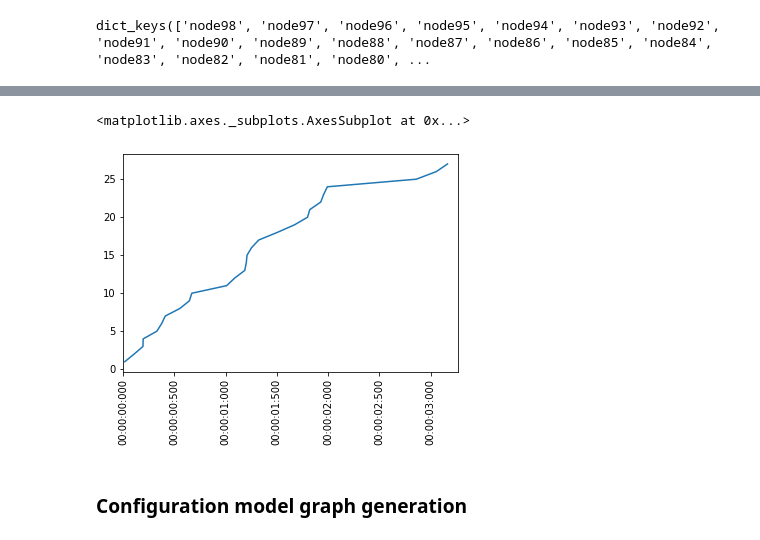
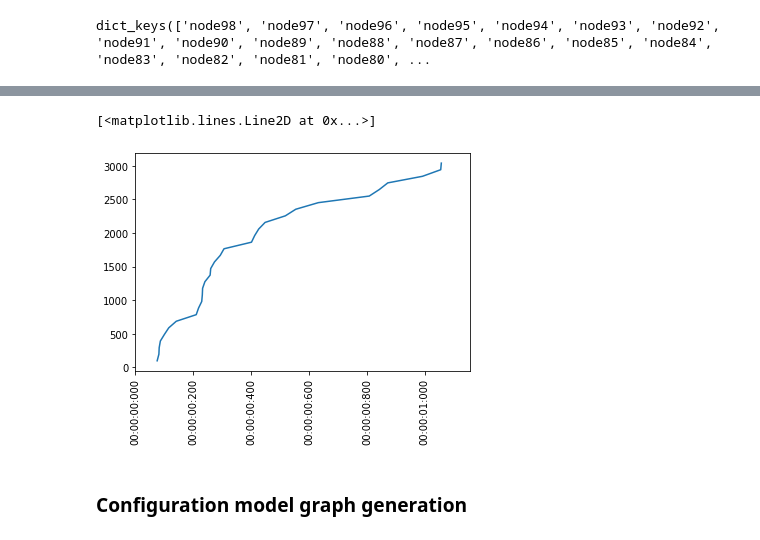
Before and after one commit to colonelpringles/pringles_examples, a Jupyter notebook: random_graphs/Experimental.ipynb, the cells around one changed output, grey strips where cells are left out. Saved outputs shown, nothing was run; the diff lists cells and outputs as text; code cells hidden in the pictures.

```diff
--- a/random_graphs/Experimental.ipynb
+++ b/random_graphs/Experimental.ipynb
@@ -75,16 +100,13 @@ for i, c in enumerate(list(infections_count.infections_count)):
     else:
         accum_infections[i] = accum_infections[i-1] + c
 # %%
-ax = plt.axes()
-vtime_indexes = list(infections_count.index)
+from matplotlib.ticker import FuncFormatter
+ax = new_vtime_aware_axes()
+ax.set_xlim(0, max([float(vtime) for vtime in vtime_indexes])+float(VirtualTime.from_number(1000)))
 ax.plot(vtime_indexes, list(accum_infections))
-ax.set_xlim(0, max([float(vtime) for vtime in vtime_indexes])+float(VirtualTime.from_number(1000)))
-ticks = ax.get_xticks()
-ax.set_xticklabels([VirtualTime.from_number(tick) for tick in ticks], rotation=90)
-ax
 # %% [output]
-<matplotlib.axes._subplots.AxesSubplot at 0x...>
+[<matplotlib.lines.Line2D at 0x...>]
-[figure, old version]
+[figure, new version]
 # %% [markdown]
 ### Configuration model graph generation
 # %%
```
Also changed, not shown: parts of 9 cells of this notebook.
